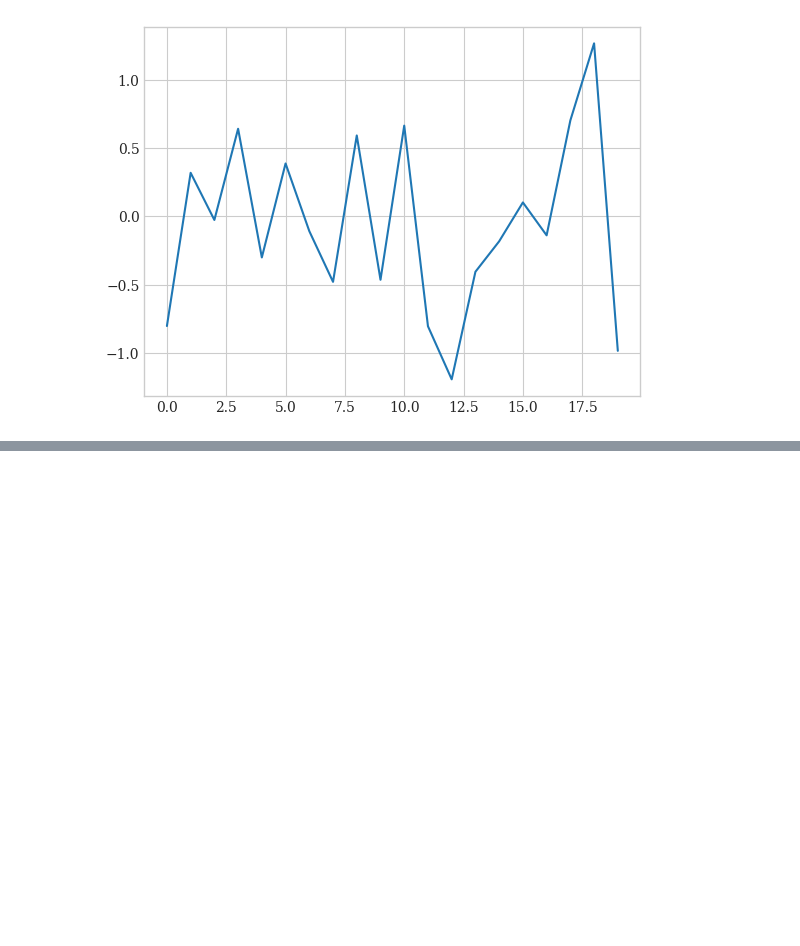
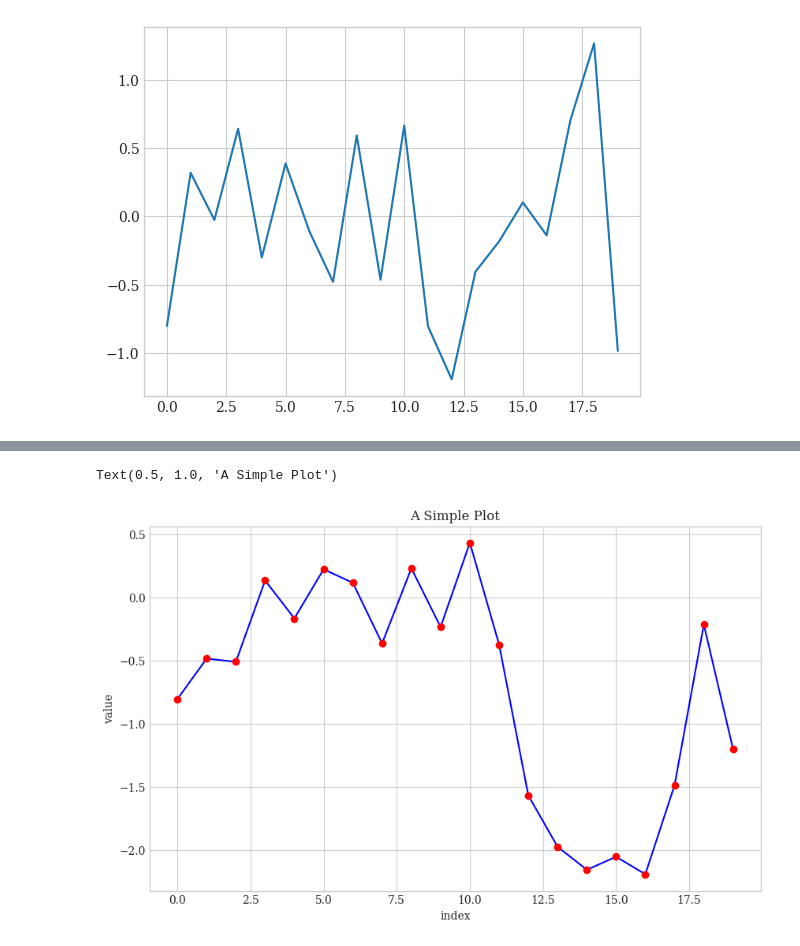
Before and after one commit to grojas123/PythonForFinanceMasteringDataDrivenFinance, a Jupyter notebook: DataVisualization/2dPloting.ipynb, the cells around one changed output, grey strips where cells are left out. Cells and saved outputs as stored; diff of their text form; code cells hidden in the pictures; blank space fills up the shorter version.

```diff
--- a/DataVisualization/2dPloting.ipynb
+++ b/DataVisualization/2dPloting.ipynb
@@ -31,0 +55,10 @@ plt.plot(y)
+# %%
+plt.figure(figsize=(10,6))
+plt.plot(y.cumsum(),'b',lw=1.5)
+plt.plot(y.cumsum(),'ro')
+plt.xlabel('index')
+plt.ylabel('value')
+plt.title('A Simple Plot')
+# %% [output]
+Text(0.5, 1.0, 'A Simple Plot')
+[figure, added]
```
Also changed, not shown: parts of 14 cells of this notebook.
